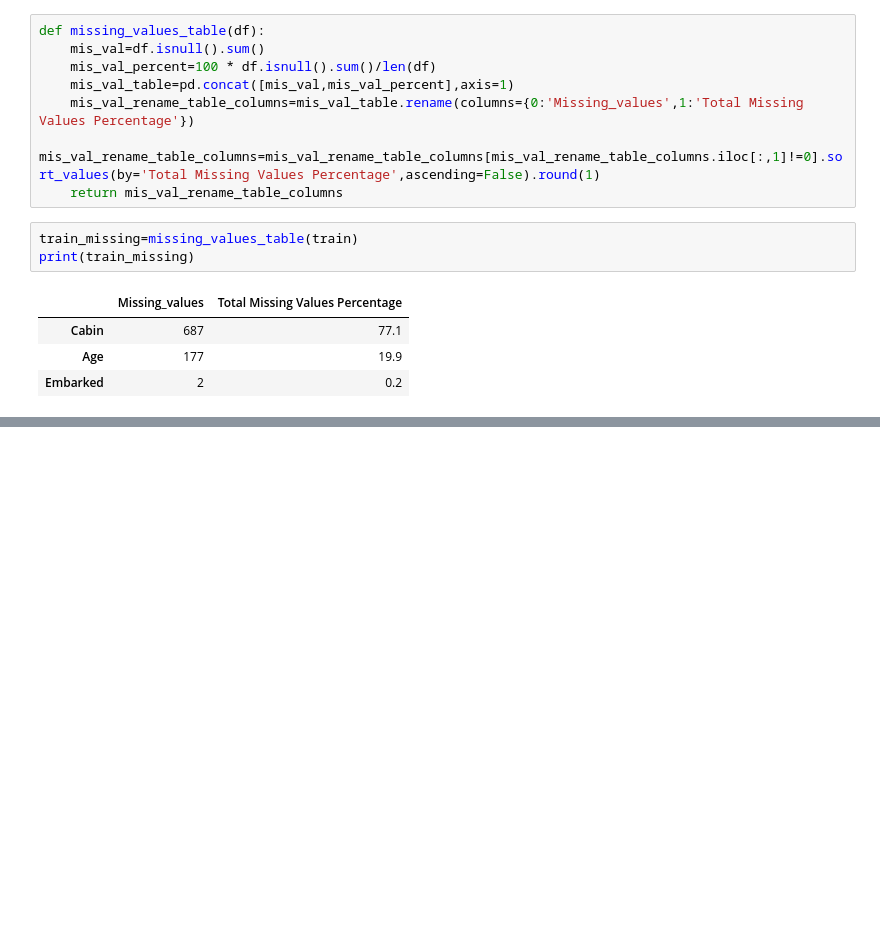
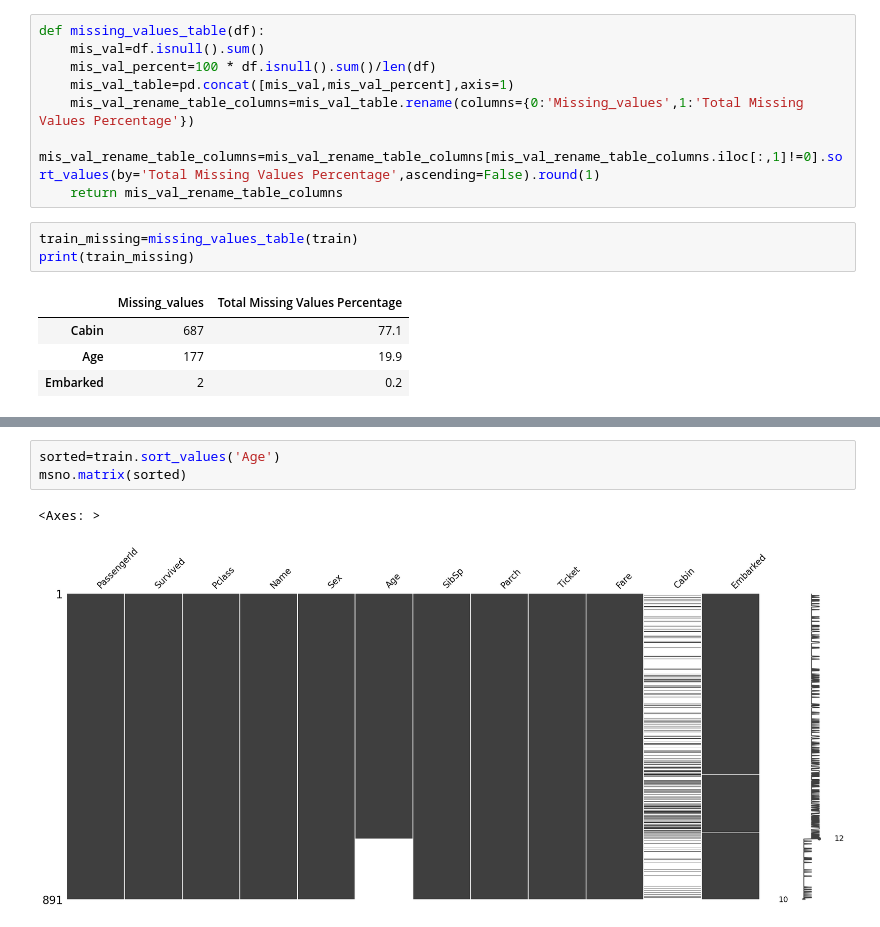
Before and after one commit to manishbhatia7/kaggle, a Jupyter notebook: input/Tutorials/Handling Missing Values.ipynb, the cells around one changed output, grey strips where cells are left out. Saved outputs shown, nothing was run; the diff lists cells and outputs as text; blank space fills up the shorter version.

```diff
--- a/input/Tutorials/Handling Missing Values.ipynb
+++ b/input/Tutorials/Handling Missing Values.ipynb
@@ -49,0 +77,6 @@ print(train_missing)
+# %%
+sorted=train.sort_values('Age')
+msno.matrix(sorted)
+# %% [output]
+<Axes: >
+[figure, added]
```
Also changed, not shown: parts of 10 cells of this notebook.
